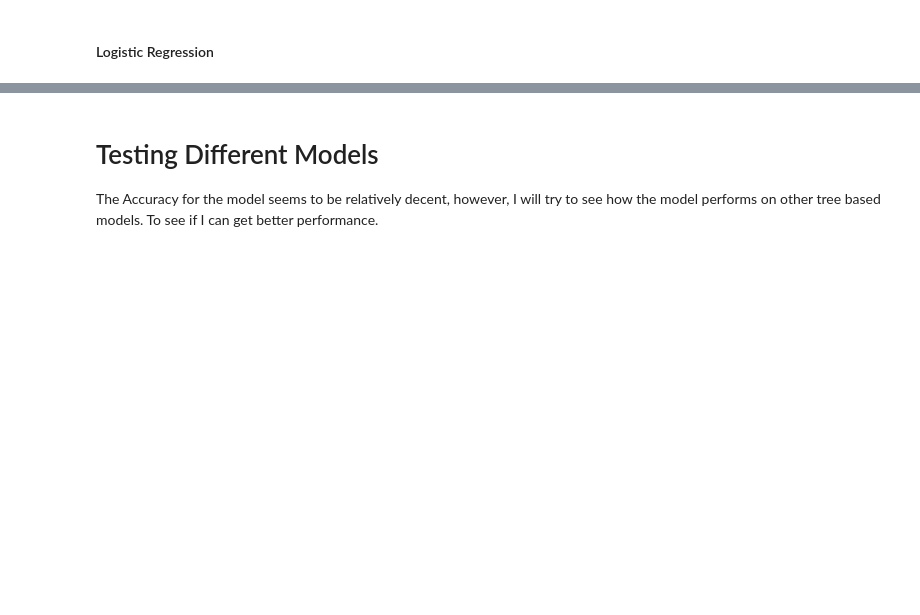
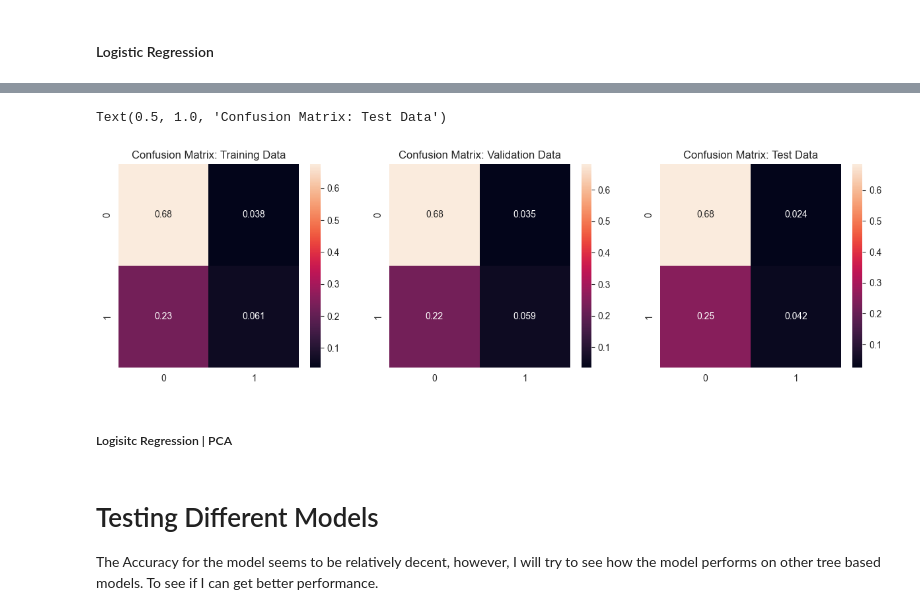
Before and after one commit to leetheoiv/Readmission-Risk-Prediction, a Jupyter notebook: Substance_Abuse_ML_Model.ipynb, the cells around one changed output, grey strips where cells are left out. Cells and saved outputs as stored; diff of their text form; code cells hidden in the pictures; blank space fills up the shorter version.

```diff
--- a/Substance_Abuse_ML_Model.ipynb
+++ b/Substance_Abuse_ML_Model.ipynb
@@ -821,11 +867,7 @@ There are significantly more cases of non readmission compared to readmission. S
 # %%
-#
+# Use the X Train preprocessing Pipeline to transform the test data
 test_df.set_index('stay_id',inplace=True)
-test_df_cleaned = X_train_preprocessing_Pipeline.fit_transform(test_df.drop(['is_readmission'], axis=1))
+test_df_cleaned = X_train_preprocessing_Pipeline.transform(test_df.drop(['is_readmission'], axis=1))
 test_df_cleaned = test_df_cleaned.merge(test_df[['is_readmission']], left_index=True, right_index=True, how='left')
 test_df_cleaned.drop_duplicates(inplace=True)
-
-# create new variable from total_admissions and discharges
-test_df_cleaned['admission_discharge_ratio'] = np.divide(test_df_cleaned['total_admissions'] , train_df_cleaned['total_discharges'] + 1e-5)
-test_df_cleaned.drop(['total_admissions','total_discharges'],axis=1,inplace=True)
 # %% [output]
@@ -837,11 +926,3 @@ I'm going to use a tree based model to help with model selection
-# %%
-X_train = train_df_cleaned_outliers_removed.drop(['subject_id','hadm_id','readmit_stay_id','is_readmission'],axis=1)
-y_train = train_df_cleaned_outliers_removed['is_readmission']
-
-X_test = test_df_cleaned.drop(['subject_id','hadm_id','readmit_stay_id','is_readmission'],axis=1)
-y_test = test_df_cleaned['is_readmission']
-# Create a validation set
-X_train,X_val,y_train,y_val = train_test_split(X_train,y_train,test_size=0.25,random_state=42)
 # %%
 from sklearn.ensemble import RandomForestClassifier
 from sklearn.model_selection import RandomizedSearchCV
@@ -849,12 +930,12 @@ from sklearn.metrics import f1_score,accuracy_score,recall_score,confusion_matri
 # %%
 
 # The Random Forest Classifier is an ensemble model that trains data on random samples of the training data provided (bootstrapping). Then it
-# The it uses majority votes to determine the overall output. So, it takes the classification from each of the models trained on a random sample of the data
+#uses majority votes to determine the overall output. So, it takes the classification from each of the models trained on a random sample of the data
 # and selects the classification based on the majority of the models.The randomness of samples helps to reduce overfitting compared to if a single decision tree was used.
 
 
 # Build a Random Forest Model
-rnd_clf = RandomForestClassifier(n_estimators=500, max_leaf_nodes=16,n_jobs=-1,random_state=42,class_weight='balanced')
+
 rnd_clf_params = {
     'n_estimators': [100, 200, 500,1000], # how many decision trees to train
     'max_leaf_nodes': [8,10, 16, 20], # when a tree should reach its final decision point,smaller values less risk of overfitting
@@ -863,6 +944,6 @@ rnd_clf_params = {
 }
 
 # Use Random SearchCV to find the best parameters
-random_search = RandomizedSearchCV(rnd_clf, param_distributions=rnd_clf_params, cv=5, n_iter=10, n_jobs=-1, random_state=42)
+random_search = RandomizedSearchCV(RandomForestClassifier(), param_distributions=rnd_clf_params, cv=5, n_iter=10, n_jobs=-1, random_state=42)
 random_search.fit(X_train,y_train)
 # %% [output]
@@ -949,6 +1002,8 @@ insurance_Private 2.0
 X_train = X_train[['eddischargehour','LOS_hr','o2sat','gender','anchor_age','marital_status','o2sat','acuity','num_comorbitites','sum_of_med_freq_id','sum_of_icd_freq_id','sum_of_language_freq_id','disposition_ELOPED','low_readmit_insurance','disposition_HOME','insurance_Private','race_group_Black / African American','race_group_White','mental_health_category_Mood Disorders','mental_health_category_Substance-Related Mental Disorders','insurance_Private']]
 X_val = X_val[['eddischargehour','LOS_hr','o2sat','gender','anchor_age','marital_status','o2sat','acuity','num_comorbitites','sum_of_med_freq_id','sum_of_icd_freq_id','sum_of_language_freq_id','disposition_ELOPED','low_readmit_insurance','disposition_HOME','insurance_Private','race_group_Black / African American','race_group_White','mental_health_category_Mood Disorders','mental_health_category_Substance-Related Mental Disorders','insurance_Private']]
 X_test = X_test[['eddischargehour','LOS_hr','o2sat','gender','anchor_age','marital_status','o2sat','acuity','num_comorbitites','sum_of_med_freq_id','sum_of_icd_freq_id','sum_of_language_freq_id','disposition_ELOPED','low_readmit_insurance','disposition_HOME','insurance_Private','race_group_Black / African American','race_group_White','mental_health_category_Mood Disorders','mental_health_category_Substance-Related Mental Disorders','insurance_Private']]
+X_train_no_out = X_train_no_out[['eddischargehour','LOS_hr','o2sat','gender','anchor_age','marital_status','o2sat','acuity','num_comorbitites','sum_of_med_freq_id','sum_of_icd_freq_id','sum_of_language_freq_id','disposition_ELOPED','low_readmit_insurance','disposition_HOME','insurance_Private','race_group_Black / African American','race_group_White','mental_health_category_Mood Disorders','mental_health_category_Substance-Related Mental Disorders','insurance_Private']]
+X_val_no_out = X_val_no_out[['eddischargehour','LOS_hr','o2sat','gender','anchor_age','marital_status','o2sat','acuity','num_comorbitites','sum_of_med_freq_id','sum_of_icd_freq_id','sum_of_language_freq_id','disposition_ELOPED','low_readmit_insurance','disposition_HOME','insurance_Private','race_group_Black / African American','race_group_White','mental_health_category_Mood Disorders','mental_health_category_Substance-Related Mental Disorders','insurance_Private']]
 # %% [markdown]
 ### Use Identified Features for base models
 # %% [markdown]
@@ -1009,3 +1068,28 @@ The logisitc regression model performed almost as well as the initial tree model
+# %%
+train_conf_matrix_rnd = confusion_matrix(y_train, lr_rs.predict(X_train),normalize='all')
+val_conf_matrix_rnd = confusion_matrix(y_val, lr_rs.predict(X_val),normalize='all')
+test_conf_matrix_rnd = confusion_matrix(y_test, lr_rs.predict(X_test),normalize='all')
+
+
+# Create a confusion Matrix Heatmap of performance on the training and validation set
+fig, (ax1,ax2,ax3) = plt.subplots(ncols=3, figsize=(15,4))
+
+# Heatmap: Training Set
+sns.heatmap(train_conf_matrix_rnd,annot=True,ax=ax1)
+ax1.set_title("Confusion Matrix: Training Data")
+
+# Heatmap: Validation Set
+sns.heatmap(val_conf_matrix_rnd,annot=True,ax=ax2)
+ax2.set_title("Confusion Matrix: Validation Data")
+
+# Heatmap: Test Set
+sns.heatmap(test_conf_matrix_rnd,annot=True,ax=ax3)
+ax3.set_title("Confusion Matrix: Test Data")
+# %% [output]
+Text(0.5, 1.0, 'Confusion Matrix: Test Data')
+[figure, added]
+# %% [markdown]
+##### Logisitc Regression | PCA
 # %% [markdown]
 # Testing Different Models
 
```
Also changed, not shown: parts of 35 cells of this notebook.
